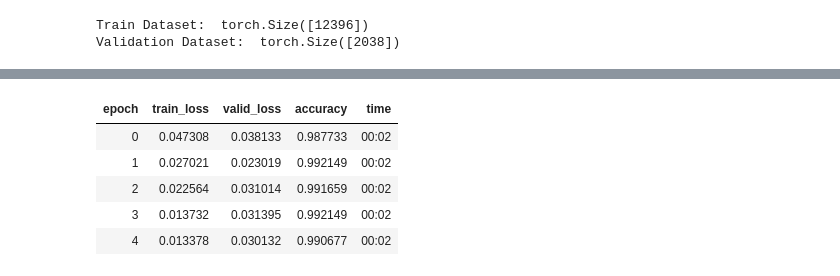
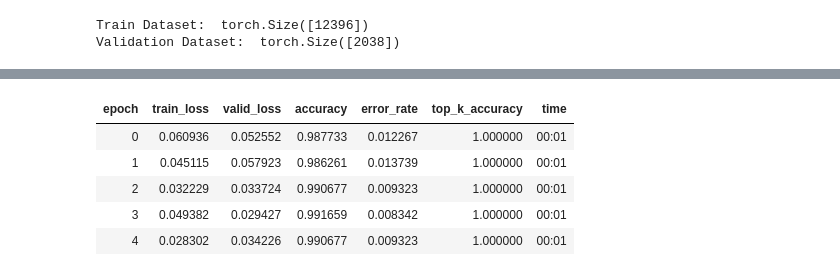
Before and after one commit to musabbirsammak/deep-learning-with-pytorch, a Jupyter notebook: lecture-4-artificial-neural-networks.ipynb, the cells around one changed output, grey strips where cells are left out. Cells and saved outputs as stored; diff of their text form; code cells hidden in the pictures.

```diff
--- a/lecture-4-artificial-neural-networks.ipynb
+++ b/lecture-4-artificial-neural-networks.ipynb
@@ -32,18 +192,22 @@ initializing model parameters with random weights is necessary to break the symm
 class NN(nn.Module):
     def __init__(self, in_features, num_classes):
         super(NN, self).__init__()
+        self.dropout = nn.Dropout(p=0.20)
         self.fc1 = nn.Linear(in_features, 25)
-        nn.init.xavier_normal_(self.fc1.weight)
+        nn.init.kaiming_normal_(self.fc1.weight)
         self.fc2 = nn.Linear(25, 15)
-        nn.init.xavier_normal_(self.fc2.weight)
+        nn.init.kaiming_normal_(self.fc2.weight)
         self.output = nn.Linear(15, num_classes)
-        nn.init.xavier_normal_(self.output.weight)
+        nn.init.kaiming_normal_(self.output.weight)
 
     def forward(self, x):
+        x = self.dropout(x)
         x = self.fc1(x)
         x = F.relu(x)
+        x = self.dropout(x)
         x = self.fc2(x)
         x = F.relu(x)
+        x = self.dropout(x)
         x = self.output(x)
         return x
 # %% [markdown]
@@ -243,10 +449,11 @@ dls = DataLoaders(train_loader, valid_loader)
 # %%
-learner = Learner(dls, NN(784, 10).to(device), opt_func=Adam, loss_func=nn.functional.cross_entropy, metrics=accuracy)
+learner = Learner(dls, NN(784, 10).to(device), opt_func=Adam,
+                  loss_func=nn.functional.cross_entropy, metrics=[accuracy, error_rate, top_k_accuracy])
 learner.fit(5, lr=0.01)
 # %% [output]
-| epoch | train_loss | valid_loss | accuracy | time |
-| 0 | 0.047308 | 0.038133 | 0.987733 | 00:02 |
-| 1 | 0.027021 | 0.023019 | 0.992149 | 00:02 |
-| 2 | 0.022564 | 0.031014 | 0.991659 | 00:02 |
-| 3 | 0.013732 | 0.031395 | 0.992149 | 00:02 |
-| 4 | 0.013378 | 0.030132 | 0.990677 | 00:02 |
+| epoch | train_loss | valid_loss | accuracy | error_rate | top_k_accuracy | time |
+| 0 | 0.060936 | 0.052552 | 0.987733 | 0.012267 | 1.000000 | 00:01 |
+| 1 | 0.045115 | 0.057923 | 0.986261 | 0.013739 | 1.000000 | 00:01 |
+| 2 | 0.032229 | 0.033724 | 0.990677 | 0.009323 | 1.000000 | 00:01 |
+| 3 | 0.049382 | 0.029427 | 0.991659 | 0.008342 | 1.000000 | 00:01 |
+| 4 | 0.028302 | 0.034226 | 0.990677 | 0.009323 | 1.000000 | 00:01 |
```
Also changed, not shown: parts of 24 cells of this notebook, 2 other files.
